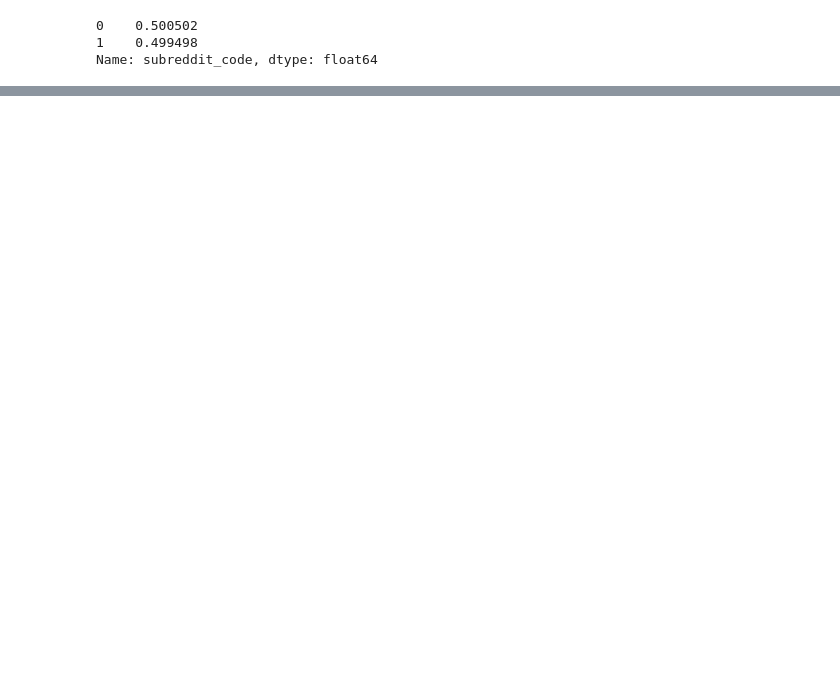
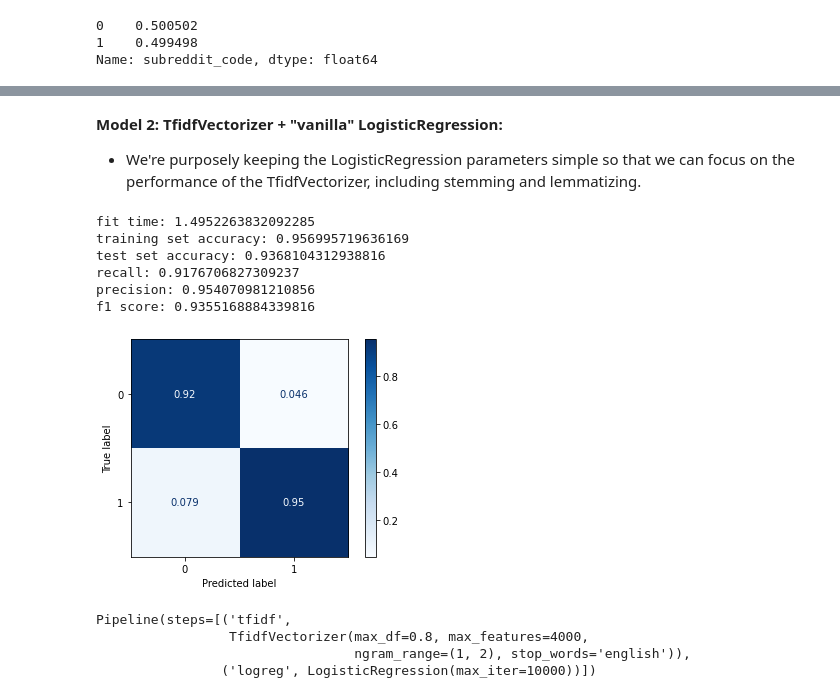
Before and after one commit to gmangiante/music-nlp, a Jupyter notebook: notebooks/04_modeling.ipynb, the cells around one changed output, grey strips where cells are left out. Drawn from its saved outputs; the diff is of its cells as text; code cells hidden in the pictures; blank space fills up the shorter version.

```diff
--- a/notebooks/04_modeling.ipynb
+++ b/notebooks/04_modeling.ipynb
@@ -541,0 +207,33 @@ pipe.score(X_train, y_train), pipe.score(X_test, y_test)
+# %% [markdown]
+**Model 2: TfidfVectorizer + "vanilla" LogisticRegression:**
+- We're purposely keeping the LogisticRegression parameters simple so that we can focus on the performance of the TfidfVectorizer, including stemming and lemmatizing.
+# %%
+pipe = Pipeline(steps = [('tfidf', TfidfVectorizer()), ('logreg', LogisticRegression(max_iter = 10_000))])
+
+pipe_params = {
+    'tfidf__tokenizer': [None, stemmer, lemmatizer],
+    'tfidf__stop_words': [None, 'english'],
+    'tfidf__max_features': [3000, 4000],
+    'tfidf__min_df': [1, 2],
+    'tfidf__max_df': [0.8, 0.9],
+    'tfidf__ngram_range': [(1, 1), (1, 2)]
+}
+
+gs = GridSearchCV(estimator = pipe, param_grid = pipe_params, n_jobs = -1)
+gs.fit(X_train, y_train)
+df_stats = pd.concat([df_stats, evaluation(gs.best_estimator_, 'TfidfVectorizer + LogisticRegression', X_train, y_train, X_test, y_test)])
+# %% [output]
+fit time: 1.4952263832092285
+training set accuracy: 0.956995719636169
+test set accuracy: 0.9368104312938816
+recall: 0.9176706827309237
+precision: 0.954070981210856
+f1 score: 0.9355168884339816
+[figure, added]
+# %%
+gs.best_estimator_
+# %% [output]
+Pipeline(steps=[('tfidf',
+                 TfidfVectorizer(max_df=0.8, max_features=4000,
+                                 ngram_range=(1, 2), stop_words='english')),
+                ('logreg', LogisticRegression(max_iter=10000))])
```
Also changed, not shown: parts of 106 cells of this notebook, 8 other files.
